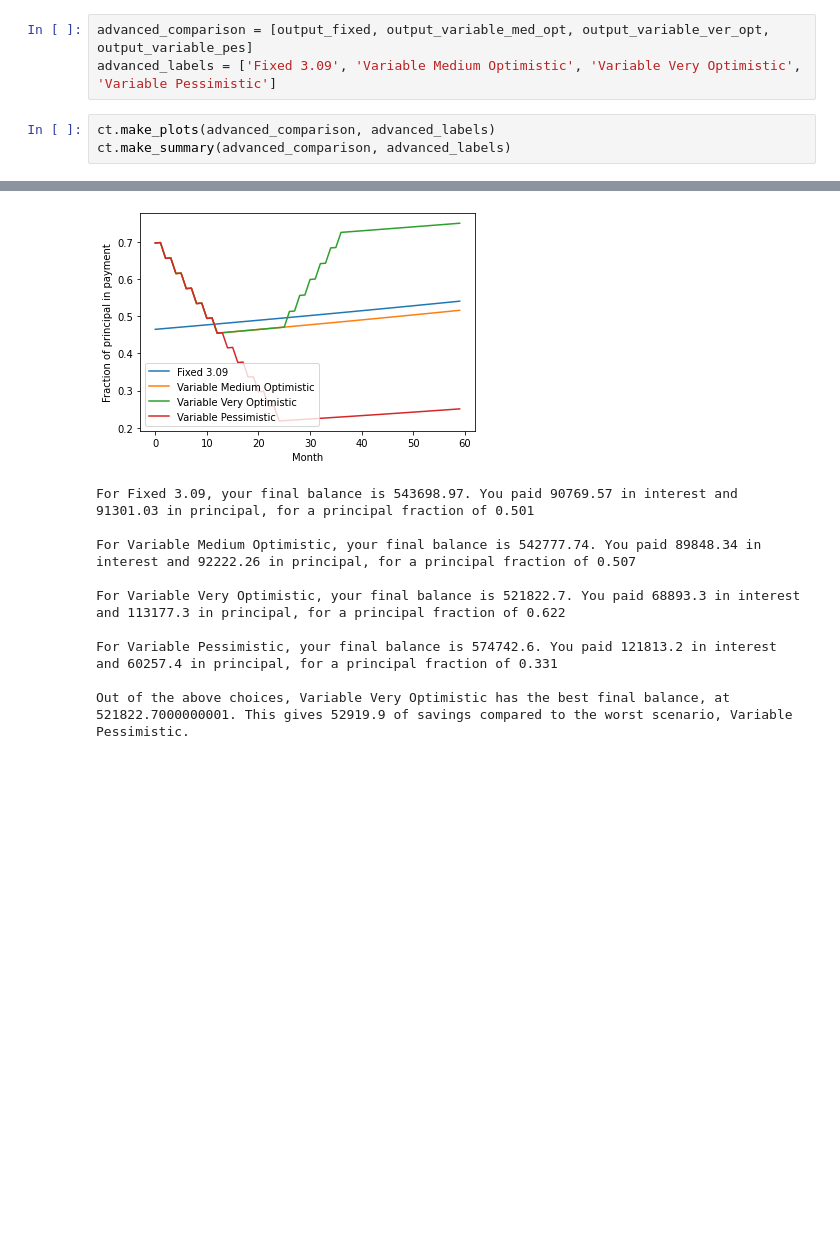
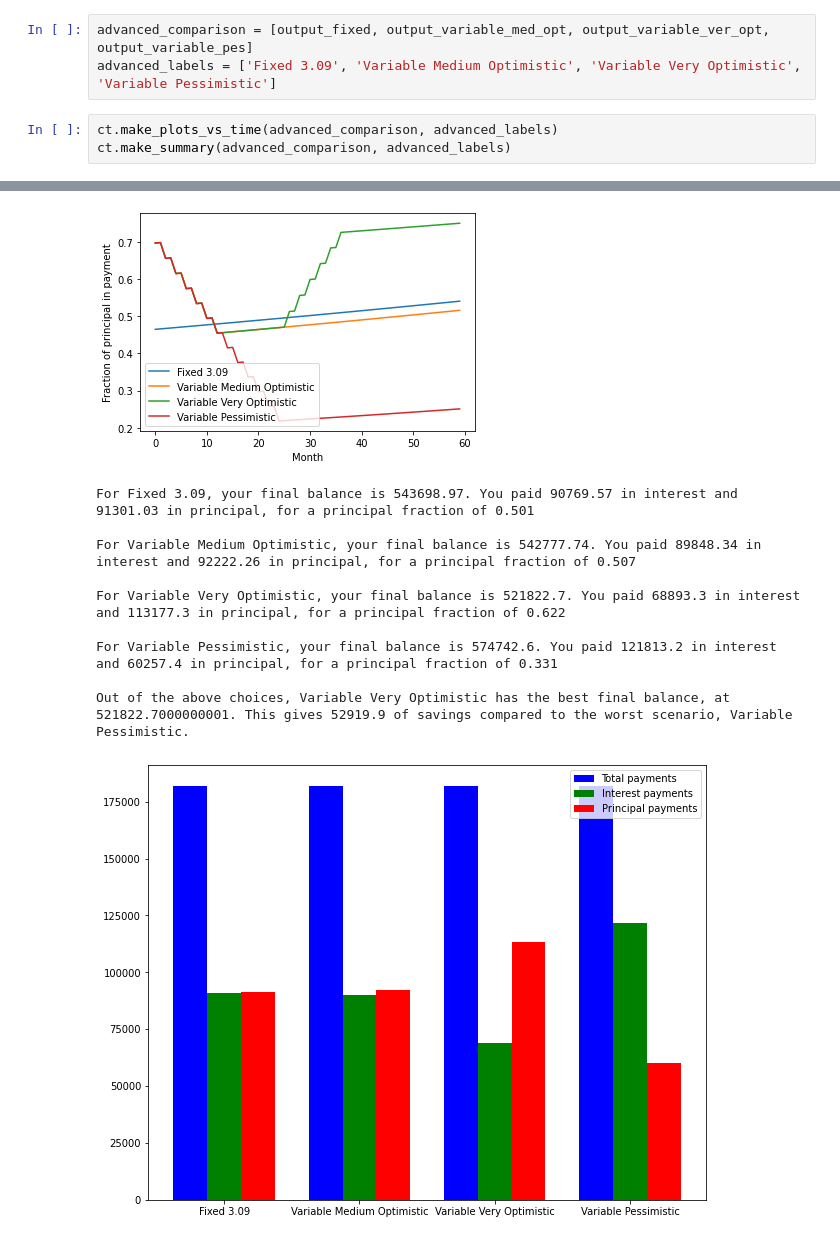
Before and after one commit to mswiatlo/mortgagecalc, a Jupyter notebook: compare_rates_final.ipynb, the cells around one changed output, grey strips where cells are left out. Saved outputs shown, nothing was run; the diff lists cells and outputs as text; blank space fills up the shorter version.

```diff
--- a/compare_rates_final.ipynb
+++ b/compare_rates_final.ipynb
@@ -178,20 +182,21 @@ output_variable_pes = ct.calculate_monthly_amortization(635000, variable_pes, 25
 advanced_comparison = [output_fixed, output_variable_med_opt, output_variable_ver_opt, output_variable_pes]
 advanced_labels = ['Fixed 3.09', 'Variable Medium Optimistic', 'Variable Very Optimistic', 'Variable Pessimistic']
 # %%
-ct.make_plots(advanced_comparison, advanced_labels)
+ct.make_plots_vs_time(advanced_comparison, advanced_labels)
 ct.make_summary(advanced_comparison, advanced_labels)
 # %% [output]
 [figure]
 [figure]
 [figure]
 [figure]
 [figure]
 For Fixed 3.09, your final balance is 543698.97. You paid 90769.57 in interest and 91301.03 in principal, for a principal fraction of 0.501
 
 For Variable Medium Optimistic, your final balance is 542777.74. You paid 89848.34 in interest and 92222.26 in principal, for a principal fraction of 0.507
 
 For Variable Very Optimistic, your final balance is 521822.7. You paid 68893.3 in interest and 113177.3 in principal, for a principal fraction of 0.622
 
 For Variable Pessimistic, your final balance is 574742.6. You paid 121813.2 in interest and 60257.4 in principal, for a principal fraction of 0.331
 
 Out of the above choices, Variable Very Optimistic has the best final balance, at 521822.7000000001. This gives 52919.9 of savings compared to the worst scenario, Variable Pessimistic.
+[figure, added]
```
Also changed, not shown: parts of 5 cells of this notebook, 1 other file.
